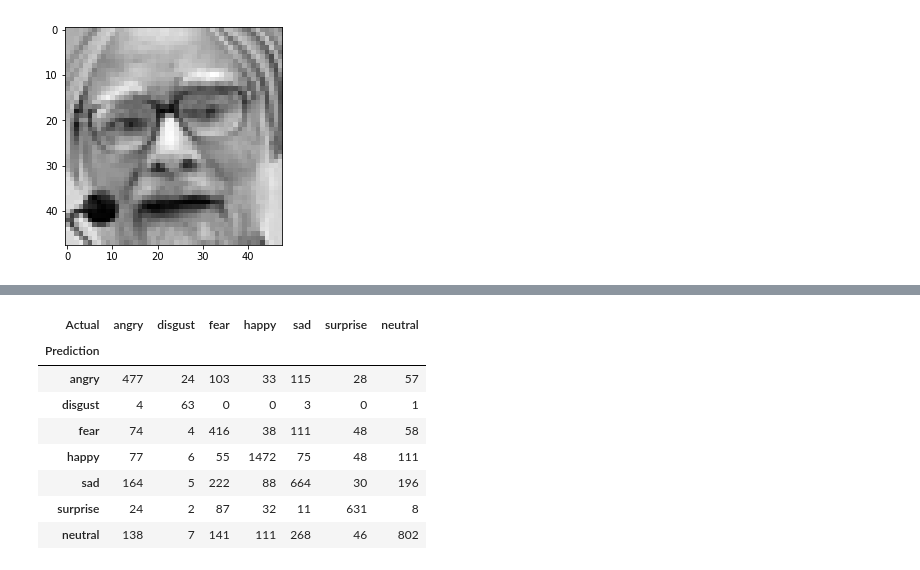
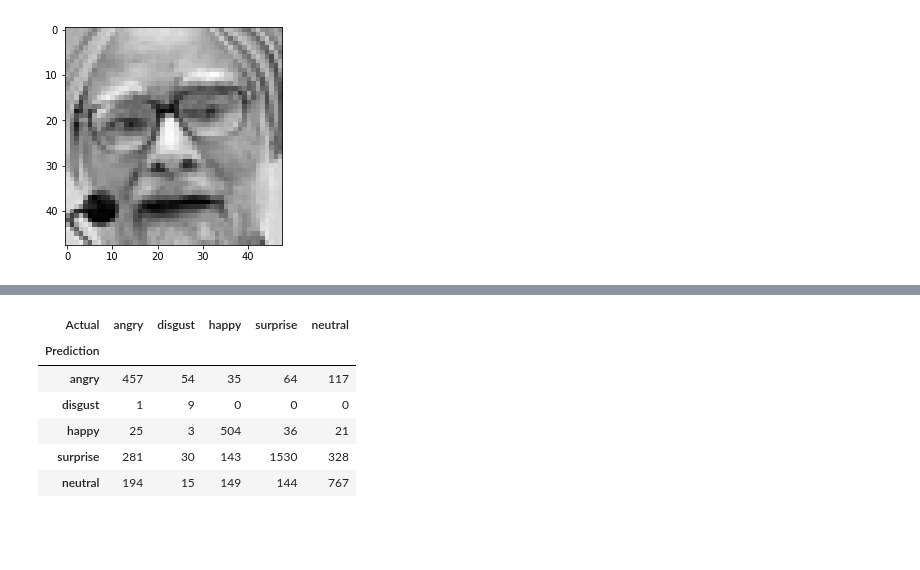
Before and after one commit to brianjinkim/Projects, a Jupyter notebook: Facial Emotion Recognition/Facial Emotion Recognition.ipynb, the cells around one changed output, grey strips where cells are left out. Cells and saved outputs as stored; diff of their text form; code cells hidden in the pictures; blank space fills up the shorter version.

```diff
--- a/Facial Emotion Recognition/Facial Emotion Recognition.ipynb
+++ b/Facial Emotion Recognition/Facial Emotion Recognition.ipynb
@@ -30,0 +17,17 @@ input_shape = (width, height, 1)
+# %%
+# model related initializations
+load_model = True
+model_path = ''
+model_name = 'facial_expression_normalization_model.h5'
+batch_size = 64
+epochs = 15
+
+# dataset related initialization
+# out of the 7 emotions available in the dataset, only 5 will be utilized: angry, disgust, happy, surprise, neutral
+num_classes = 5
+emotion_values = ['angry', 'disgust', 'happy', 'surprise', 'neutral']
+width, height, color = 48, 48, 1
+input_shape = (width, height, color)
+
+# initialize training and test set
+x_train, y_train, x_test, y_test = [], [], [], []
@@ -80,3 +183,18 @@ There are 28709 training data and 7178 test cases
+# %%
+# convert the labels into categories
+tmp = []
+for emotion in y_train:
+    emotion = keras.utils.to_categorical(emotion, num_classes)
+    tmp.append(emotion)
+
+y_train = tmp
+
+tmp = []
+for emotion in y_test:
+    emotion = keras.utils.to_categorical(emotion, num_classes)
+    tmp.append(emotion)
+
+y_test = tmp
 # %%
 # need to convert list into arrays to work with CNNs
 x_train = np.array(x_train, 'float32')
@@ -225,7 +407,6 @@ for i, prediction_image in enumerate(predictions):
 # %%
 # set up dictionary to generate crosstab
-emotion_value = ['angry', 'disgust', 'fear', 'happy', 'sad', 'surprise', 'neutral']
-dic = {key:value for key, value in zip(list(set(y_test.argmax(axis=-1))), emotion_value)}
+dic = {key:value for key, value in zip(list(set(y_test.argmax(axis=-1))), emotion_values)}
 
 # convert id values into string values
 prediction_string = []
@@ -238,18 +419,16 @@ for value in y_test.argmax(axis=-1):
     actual_string.append(dic[value])
 # %%
 # create categorical variables to input into crosstab
-prediction = pd.Categorical(prediction_string, categories=emotion_value)
-actual = pd.Categorical(actual_string, categories=emotion_value)
+prediction = pd.Categorical(prediction_string, categories=emotion_values)
+actual = pd.Categorical(actual_string, categories=emotion_values)
 
 num_cross = pd.crosstab(prediction, actual, rownames=['Prediction'], colnames=['Actual'])
 num_cross
 # %% [output]
-| Actual | angry | disgust | fear | happy | sad | surprise | neutral |
-| Prediction |  |  |  |  |  |  |  |
-| angry | 477 | 24 | 103 | 33 | 115 | 28 | 57 |
-| disgust | 4 | 63 | 0 | 0 | 3 | 0 | 1 |
-| fear | 74 | 4 | 416 | 38 | 111 | 48 | 58 |
-| happy | 77 | 6 | 55 | 1472 | 75 | 48 | 111 |
-| sad | 164 | 5 | 222 | 88 | 664 | 30 | 196 |
-| surprise | 24 | 2 | 87 | 32 | 11 | 631 | 8 |
-| neutral | 138 | 7 | 141 | 111 | 268 | 46 | 802 |
+| Actual | angry | disgust | happy | surprise | neutral |
+| Prediction |  |  |  |  |  |
+| angry | 457 | 54 | 35 | 64 | 117 |
+| disgust | 1 | 9 | 0 | 0 | 0 |
+| happy | 25 | 3 | 504 | 36 | 21 |
+| surprise | 281 | 30 | 143 | 1530 | 328 |
+| neutral | 194 | 15 | 149 | 144 | 767 |
```
Also changed, not shown: parts of 36 cells of this notebook, 1 other file.
